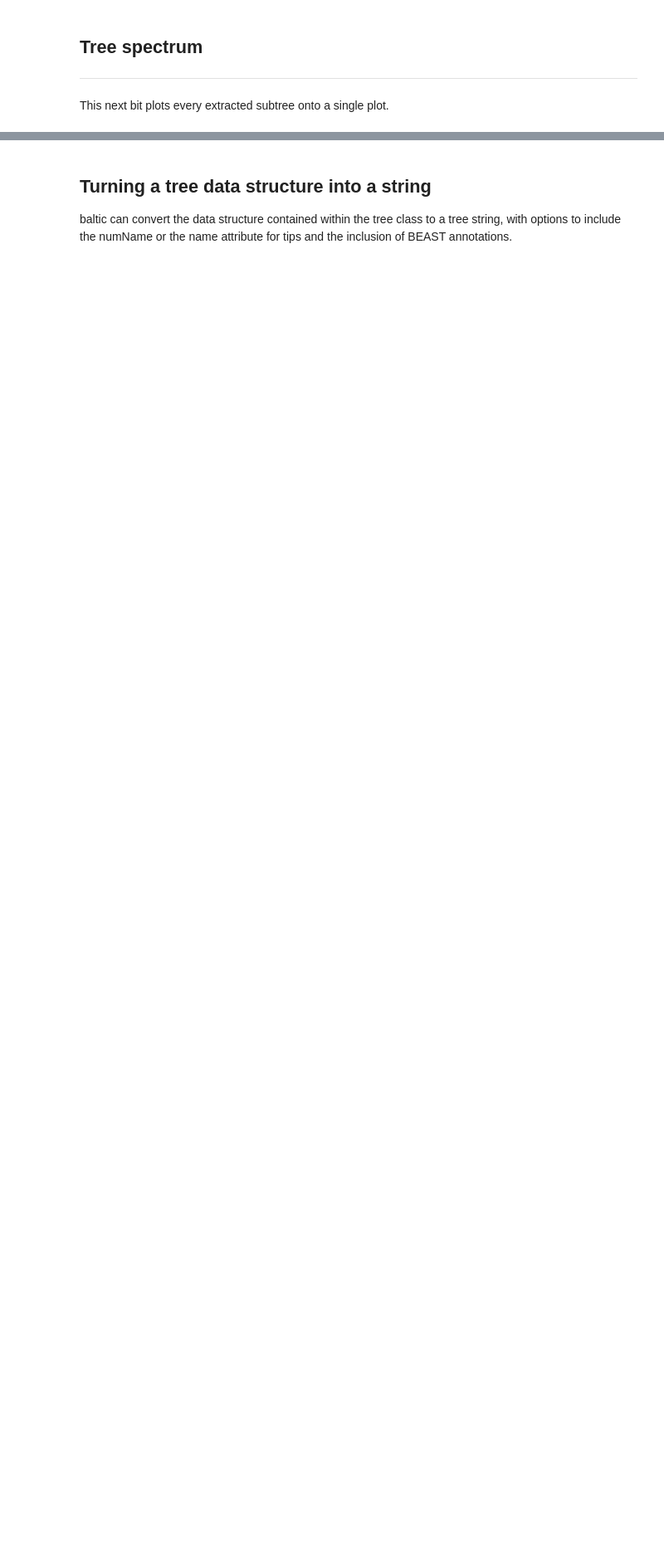
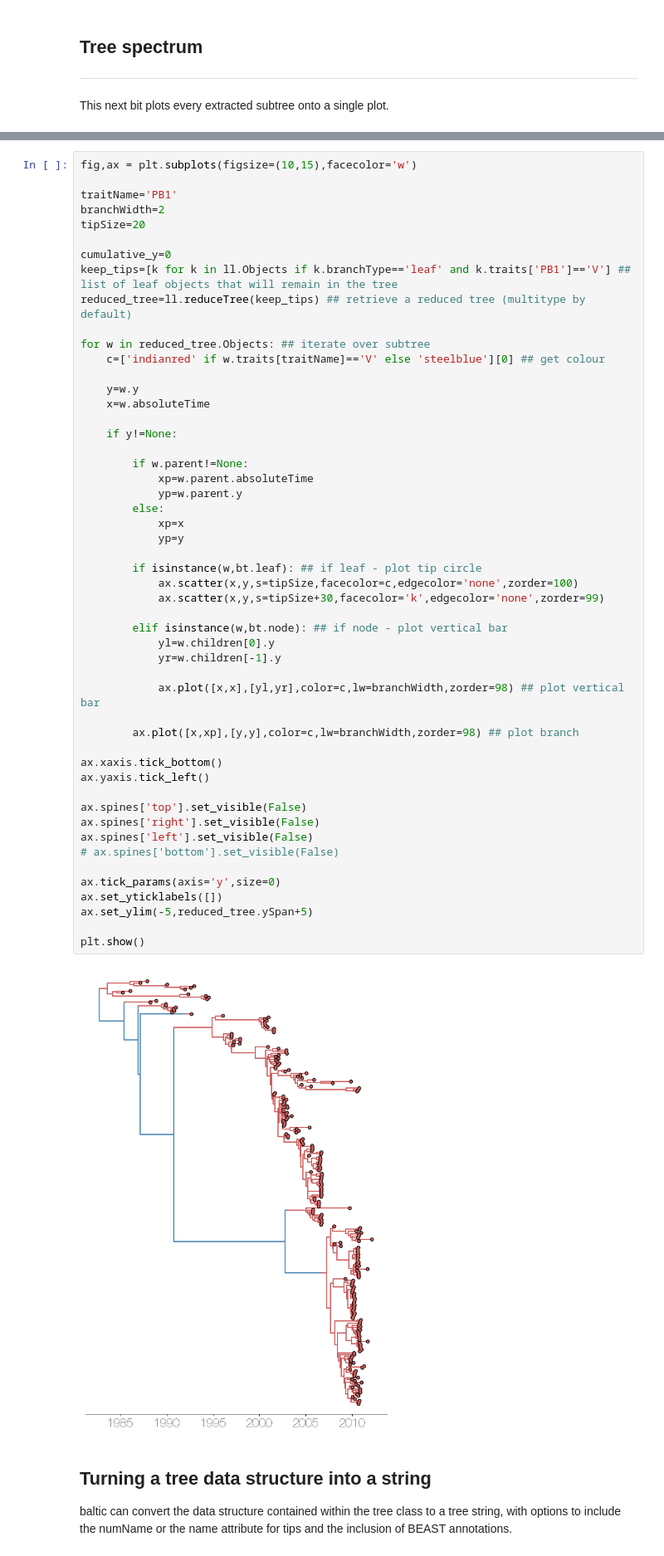
Before and after one commit to evogytis/baltic, a Jupyter notebook: austechia.ipynb, the cells around one changed output, grey strips where cells are left out. Shown at 83% size. Drawn from its saved outputs; the diff is of its cells as text; blank space fills up the shorter version.

```diff
--- a/austechia.ipynb
+++ b/austechia.ipynb
@@ -395,3 +396,56 @@ plt.show()
+# %%
+fig,ax = plt.subplots(figsize=(10,15),facecolor='w')
+
+traitName='PB1'
+branchWidth=2
+tipSize=20
+
+cumulative_y=0
+keep_tips=[k for k in ll.Objects if k.branchType=='leaf' and k.traits['PB1']=='V'] ## list of leaf objects that will remain in the tree
+reduced_tree=ll.reduceTree(keep_tips) ## retrieve a reduced tree (multitype by default)
+
+for w in reduced_tree.Objects: ## iterate over subtree
+    c=['indianred' if w.traits[traitName]=='V' else 'steelblue'][0] ## get colour
+
+    y=w.y
+    x=w.absoluteTime
+
+    if y!=None:
+
+        if w.parent!=None:
+            xp=w.parent.absoluteTime
+            yp=w.parent.y
+        else:
+            xp=x
+            yp=y
+
+        if isinstance(w,bt.leaf): ## if leaf - plot tip circle
+            ax.scatter(x,y,s=tipSize,facecolor=c,edgecolor='none',zorder=100)
+            ax.scatter(x,y,s=tipSize+30,facecolor='k',edgecolor='none',zorder=99)
+
+        elif isinstance(w,bt.node): ## if node - plot vertical bar
+            yl=w.children[0].y
+            yr=w.children[-1].y
+
+            ax.plot([x,x],[yl,yr],color=c,lw=branchWidth,zorder=98) ## plot vertical bar
+
+        ax.plot([x,xp],[y,y],color=c,lw=branchWidth,zorder=98) ## plot branch
+
+ax.xaxis.tick_bottom()
+ax.yaxis.tick_left()
+
+ax.spines['top'].set_visible(False)
+ax.spines['right'].set_visible(False)
+ax.spines['left'].set_visible(False)
+# ax.spines['bottom'].set_visible(False)
+
+ax.tick_params(axis='y',size=0)
+ax.set_yticklabels([])
+ax.set_ylim(-5,reduced_tree.ySpan+5)
+
+plt.show()
+# %% [output]
+[figure, added]
 # %% [markdown]
 ## Turning a tree data structure into a string
 
```
Also changed, not shown: parts of 18 cells of this notebook, 1 other file.
